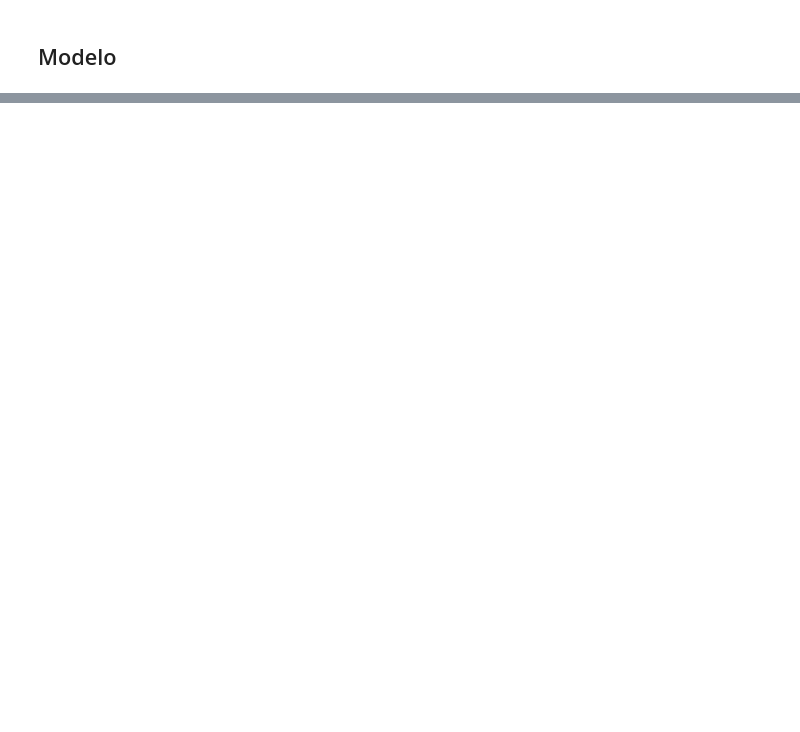
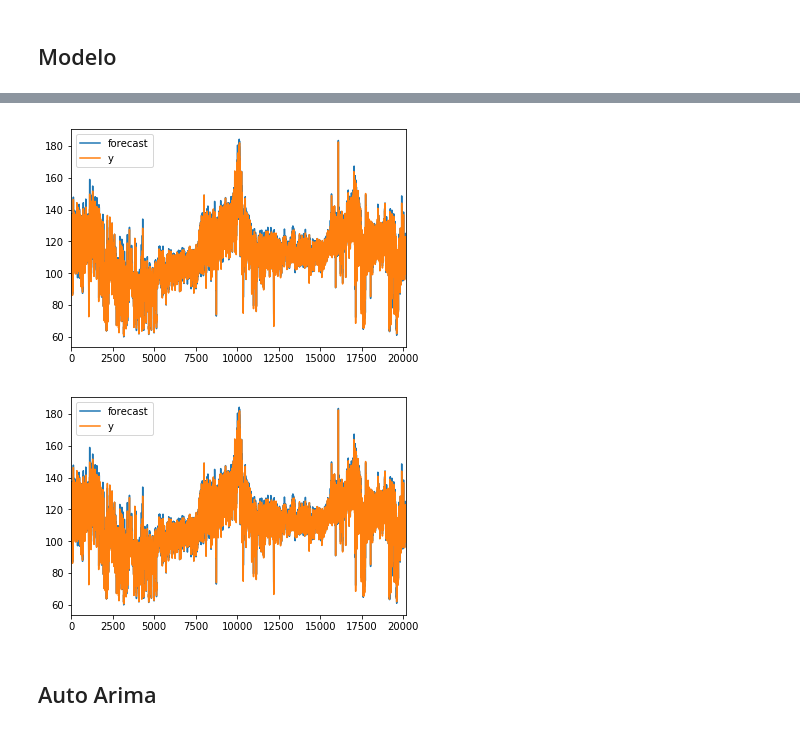
Before and after one commit to davidcerezal/energy-price-predictor, a Jupyter notebook: modelos/Arima.ipynb, the cells around one changed output, grey strips where cells are left out. Saved outputs shown, nothing was run; the diff lists cells and outputs as text; code cells hidden in the pictures; blank space fills up the shorter version.

```diff
--- a/modelos/Arima.ipynb
+++ b/modelos/Arima.ipynb
@@ -98,0 +108,7 @@ print(residuals.describe())
+# %%
+model_fit.plot_predict(dynamic=False)
+# %% [output]
+[figure, added]
+[figure, added]
+# %% [markdown]
+## Auto Arima
```
Also changed, not shown: parts of 11 cells of this notebook, 2 other files.
